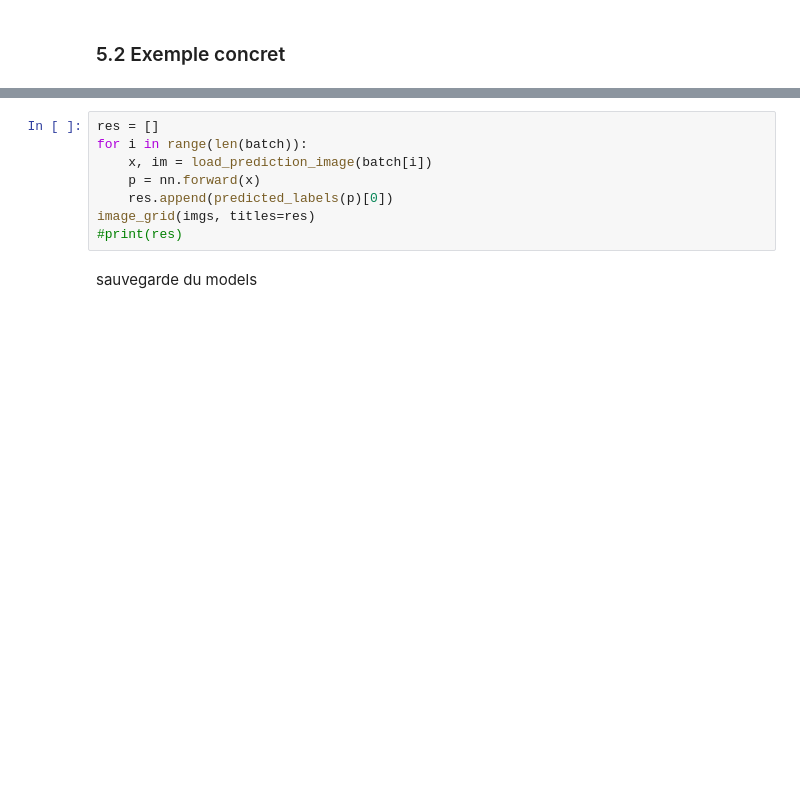
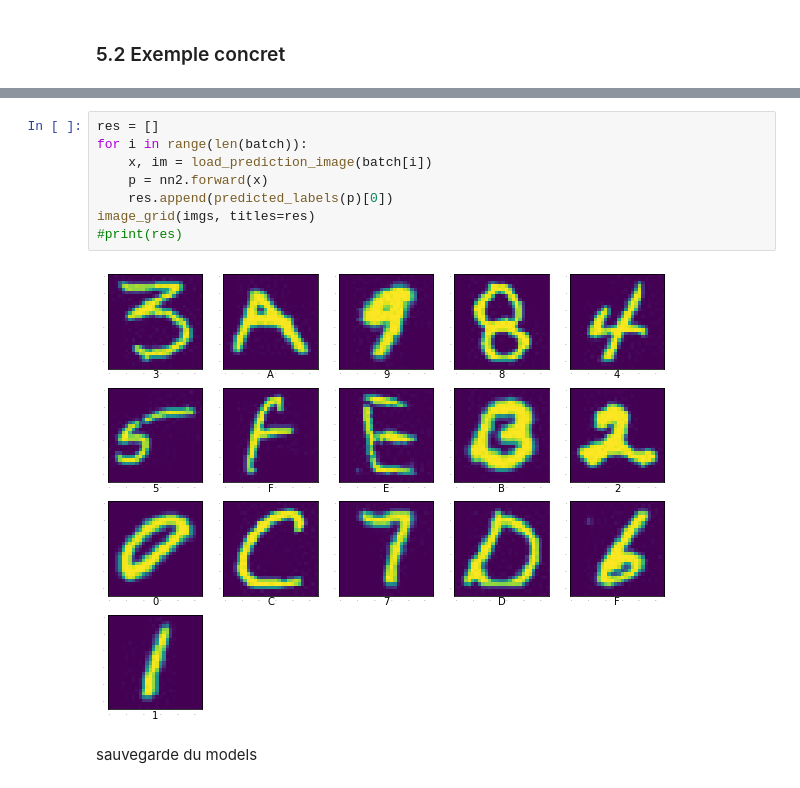
Before and after one commit to MK8BK/Deep_Learning_ISD, a Jupyter notebook: Details.ipynb, the cells around one changed output, grey strips where cells are left out. Drawn from its saved outputs; the diff is of its cells as text; blank space fills up the shorter version.

```diff
--- a/Details.ipynb
+++ b/Details.ipynb
@@ -546,11 +573,13 @@ l
 # %%
 res = []
 for i in range(len(batch)):
     x, im = load_prediction_image(batch[i])
-    p = nn.forward(x)
+    p = nn2.forward(x)
     res.append(predicted_labels(p)[0])
 image_grid(imgs, titles=res)
 #print(res)
+# %% [output]
+[figure, added]
 # %% [markdown]
 sauvegarde du models
 # %%
```
Also changed, not shown: parts of 10 cells of this notebook, 3 other files.
